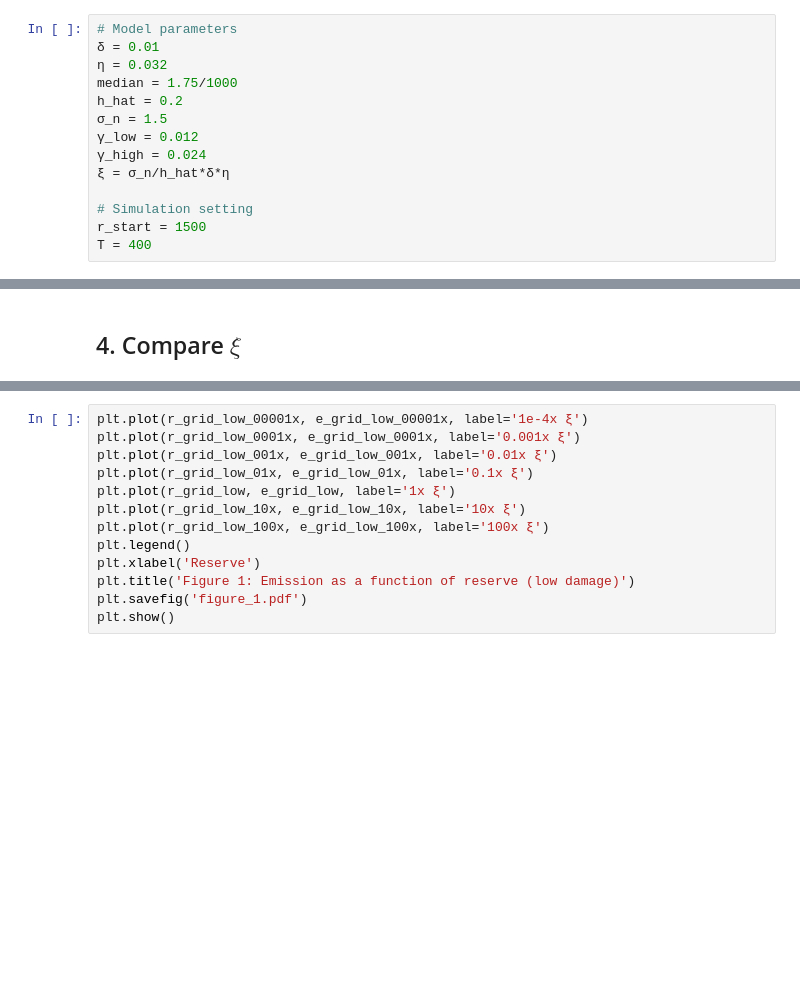
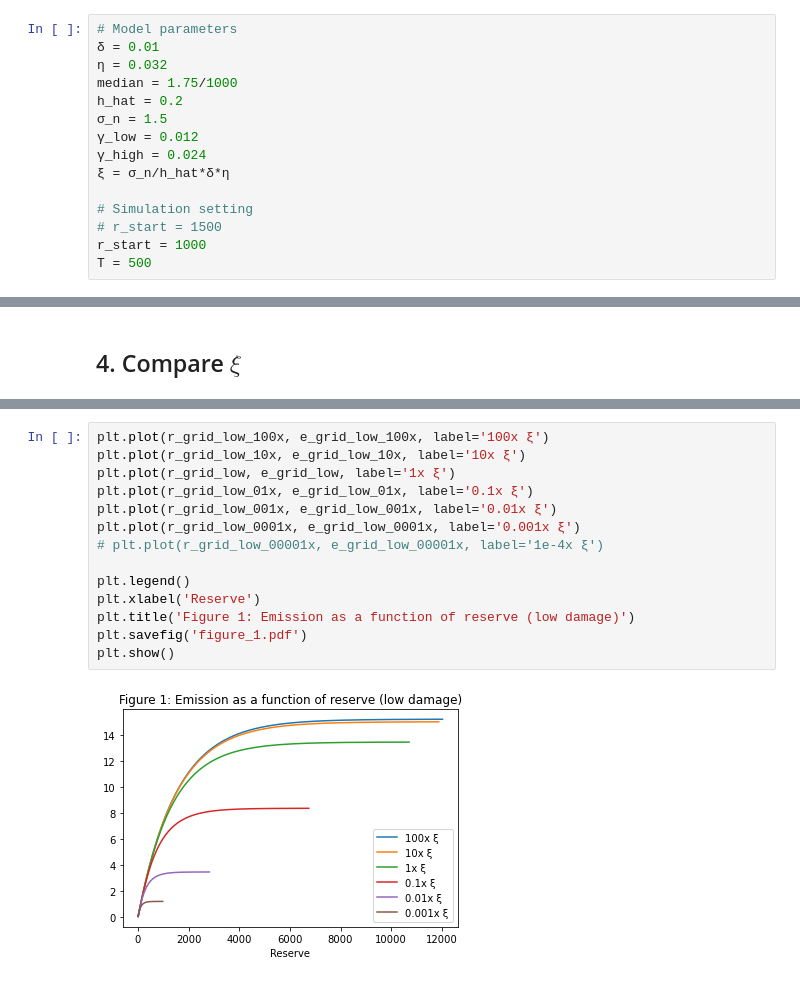
Before and after one commit to lphansen/ClimateUncertaintySpillover, a Jupyter notebook: notebook/notebook.ipynb, the cells around one changed output, grey strips where cells are left out. Cells and saved outputs as stored; diff of their text form; blank space fills up the shorter version.

Commit message:
updated plots

```diff
--- a/notebook/notebook.ipynb
+++ b/notebook/notebook.ipynb
@@ -19,5 +19,6 @@ h_hat = 0.2
 ξ = σ_n/h_hat*δ*η
 
 # Simulation setting
-r_start = 1500
-T = 400
+# r_start = 1500
+r_start = 1000
+T = 500
@@ -182,14 +225,17 @@ h_hat_implied_high_100x = Et_high_100x/E_tilde_high * h_hat
 # %%
-plt.plot(r_grid_low_00001x, e_grid_low_00001x, label='1e-4x ξ')
+plt.plot(r_grid_low_100x, e_grid_low_100x, label='100x ξ')
+plt.plot(r_grid_low_10x, e_grid_low_10x, label='10x ξ')
+plt.plot(r_grid_low, e_grid_low, label='1x ξ')
+plt.plot(r_grid_low_01x, e_grid_low_01x, label='0.1x ξ')
+plt.plot(r_grid_low_001x, e_grid_low_001x, label='0.01x ξ')
 plt.plot(r_grid_low_0001x, e_grid_low_0001x, label='0.001x ξ')
-plt.plot(r_grid_low_001x, e_grid_low_001x, label='0.01x ξ')
-plt.plot(r_grid_low_01x, e_grid_low_01x, label='0.1x ξ')
-plt.plot(r_grid_low, e_grid_low, label='1x ξ')
-plt.plot(r_grid_low_10x, e_grid_low_10x, label='10x ξ')
-plt.plot(r_grid_low_100x, e_grid_low_100x, label='100x ξ')
+# plt.plot(r_grid_low_00001x, e_grid_low_00001x, label='1e-4x ξ')
+
 plt.legend()
 plt.xlabel('Reserve')
 plt.title('Figure 1: Emission as a function of reserve (low damage)')
 plt.savefig('figure_1.pdf')
 plt.show()
+# %% [output]
+[figure, added]
 # %%
```
Also changed, not shown: parts of 16 cells of this notebook, 22 other files.
